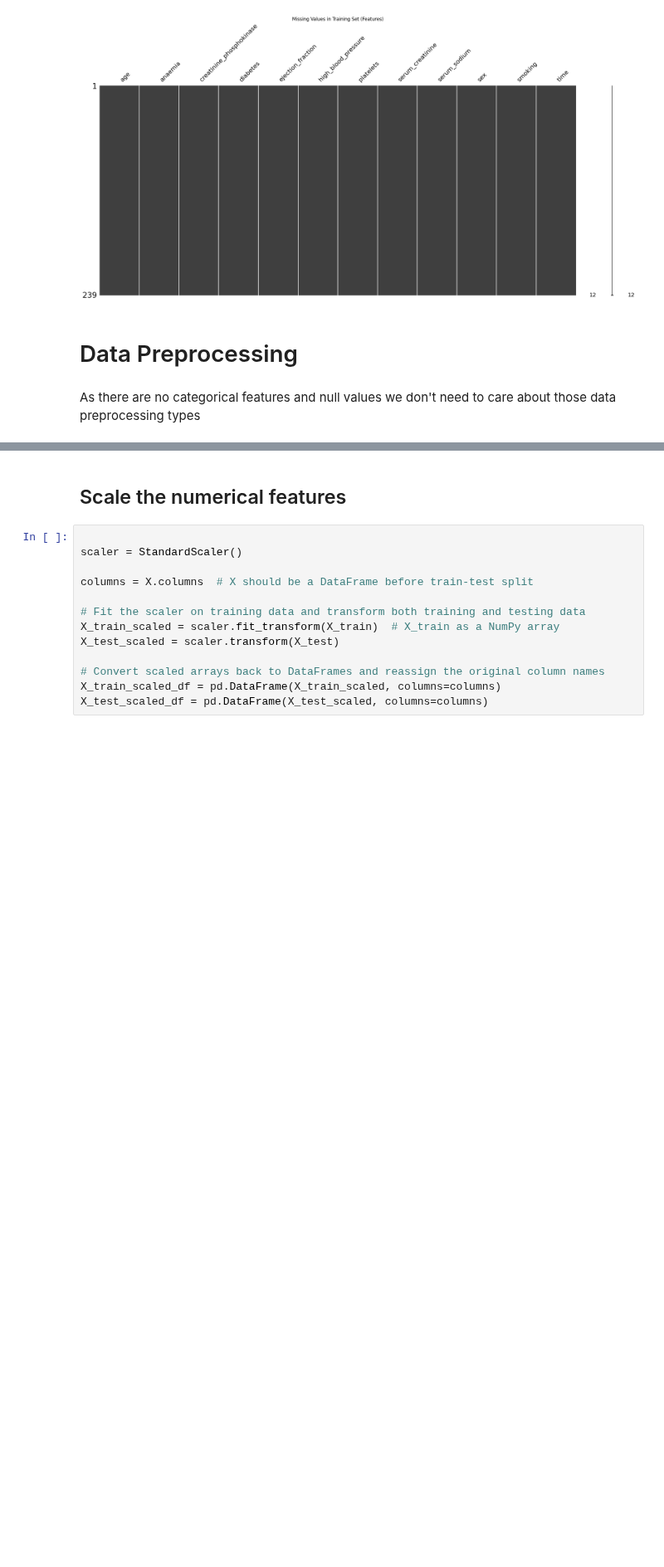
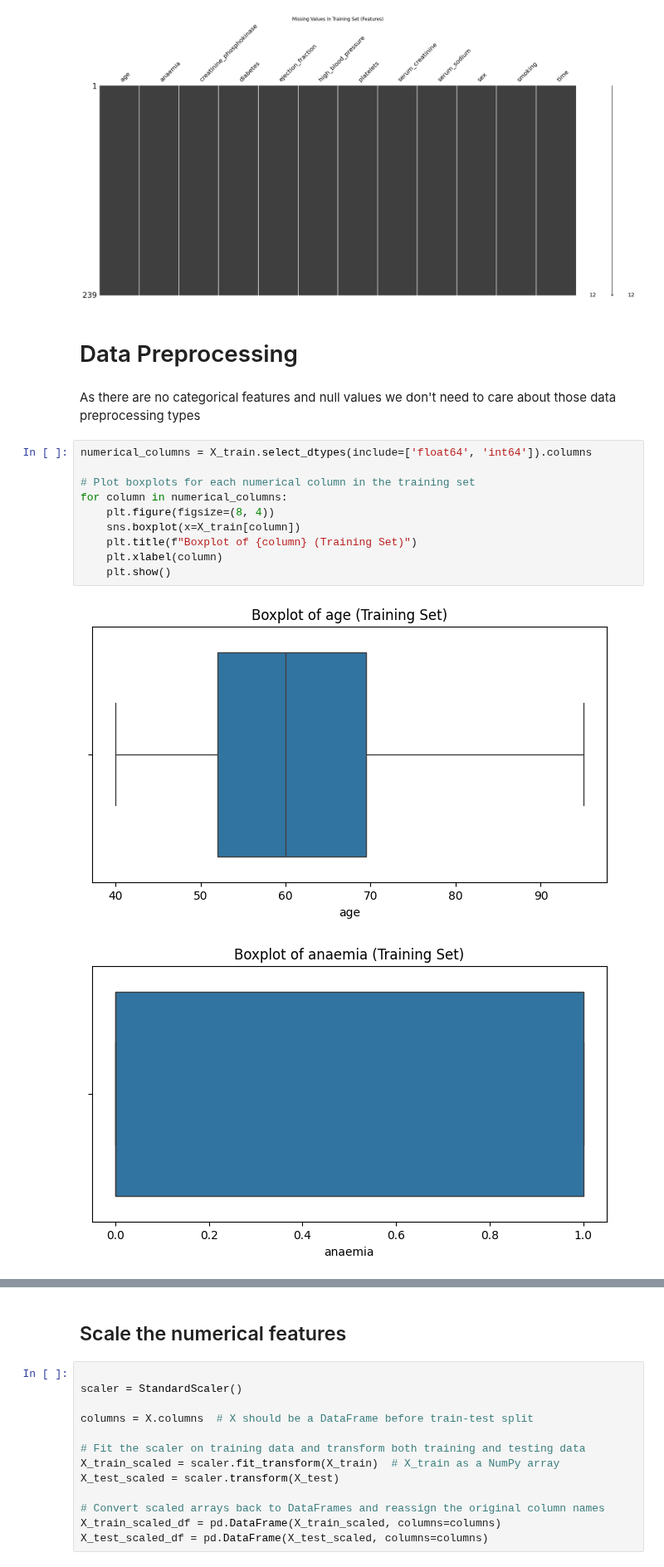
Before and after one commit to Tharindu396/Heartfailure_detection, a Jupyter notebook: Untitled.ipynb, the cells around one changed output, grey strips where cells are left out. Shown at 83% size. Drawn from its saved outputs; the diff is of its cells as text; blank space fills up the shorter version.

```diff
--- a/Untitled.ipynb
+++ b/Untitled.ipynb
@@ -227,3 +227,16 @@ plt.show()
 # Data Preprocessing
 # %% [markdown]
 As there are no categorical features and null values we don't need to care about those data preprocessing types
+# %%
+numerical_columns = X_train.select_dtypes(include=['float64', 'int64']).columns
+
+# Plot boxplots for each numerical column in the training set
+for column in numerical_columns:
+    plt.figure(figsize=(8, 4))
+    sns.boxplot(x=X_train[column])
+    plt.title(f"Boxplot of {column} (Training Set)")
+    plt.xlabel(column)
+    plt.show()
+# %% [output]
+[figure, added]
+[figure, added]
```
Also changed, not shown: parts of 1 cell of this notebook.
